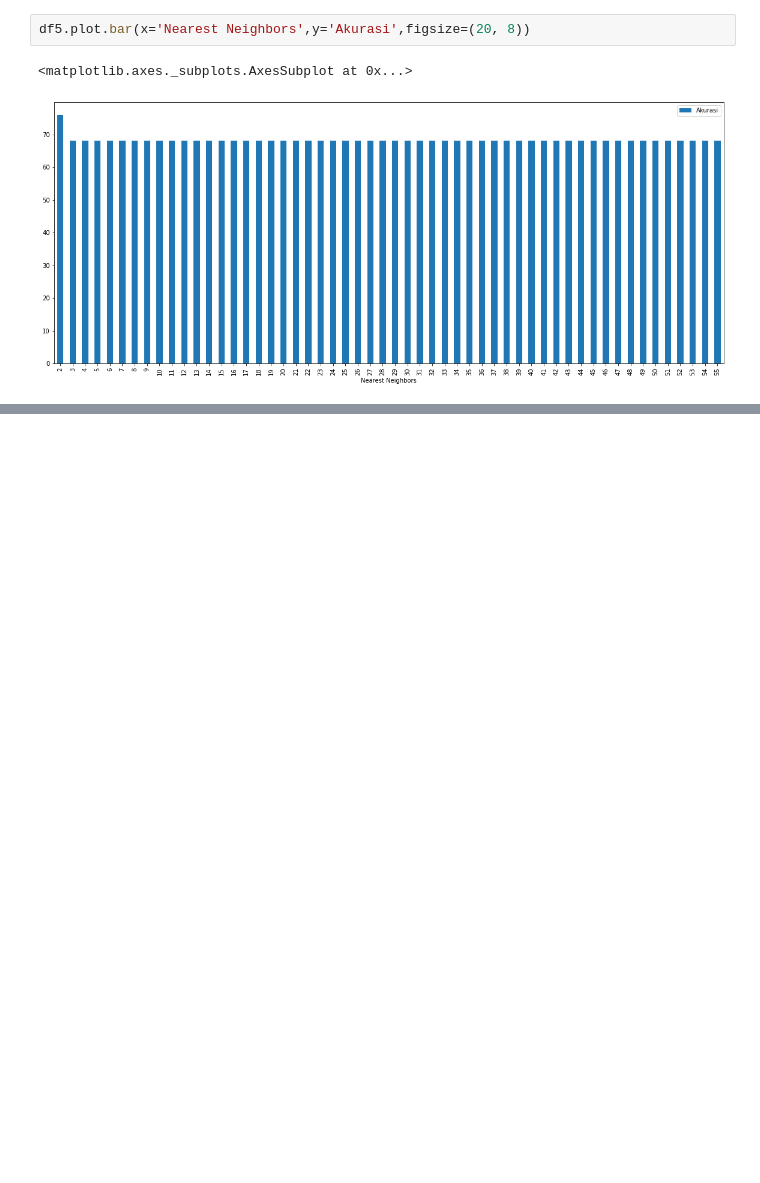
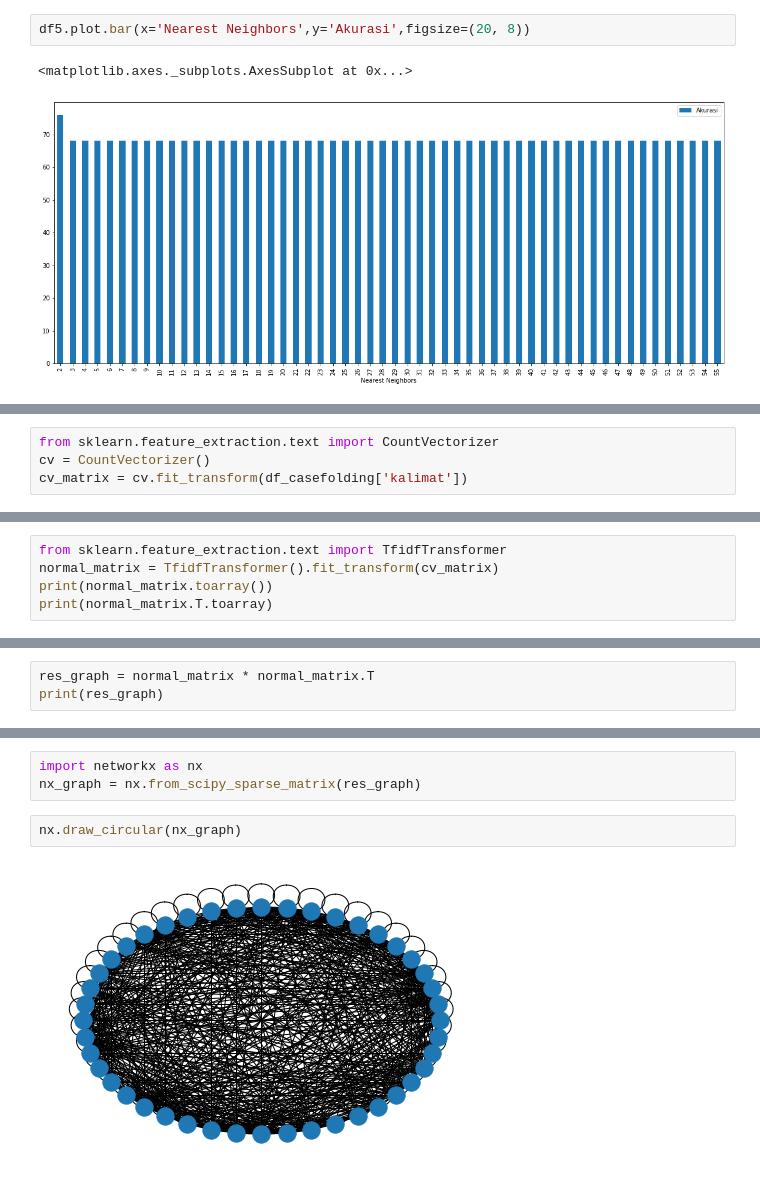
Before and after one commit to smilesense/Web-Mining, a Jupyter notebook: _sources/notebooks.ipynb, the cells around one changed output, grey strips where cells are left out. Saved outputs shown, nothing was run; the diff lists cells and outputs as text; blank space fills up the shorter version.

```diff
--- a/_sources/notebooks.ipynb
+++ b/_sources/notebooks.ipynb
@@ -597,0 +848,4 @@ dfprediksi
+# %%
+from sklearn.feature_extraction.text import CountVectorizer
+cv = CountVectorizer()
+cv_matrix = cv.fit_transform(df_casefolding['kalimat'])
@@ -597,0 +876,5 @@ dfprediksi
+# %%
+from sklearn.feature_extraction.text import TfidfTransformer
+normal_matrix = TfidfTransformer().fit_transform(cv_matrix)
+print(normal_matrix.toarray())
+print(normal_matrix.T.toarray)
@@ -597,0 +930,3 @@ dfprediksi
+# %%
+res_graph = normal_matrix * normal_matrix.T
+print(res_graph)
@@ -597,0 +951,7 @@ dfprediksi
+# %%
+import networkx as nx
+nx_graph = nx.from_scipy_sparse_matrix(res_graph)
+# %%
+nx.draw_circular(nx_graph)
+# %% [output]
+[figure, added]
```
Also changed, not shown: parts of 71 cells of this notebook, 11 other files.
